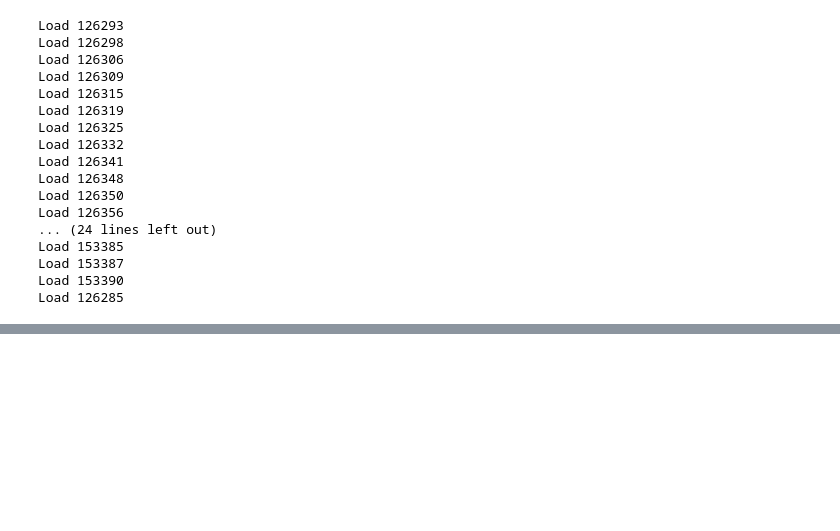
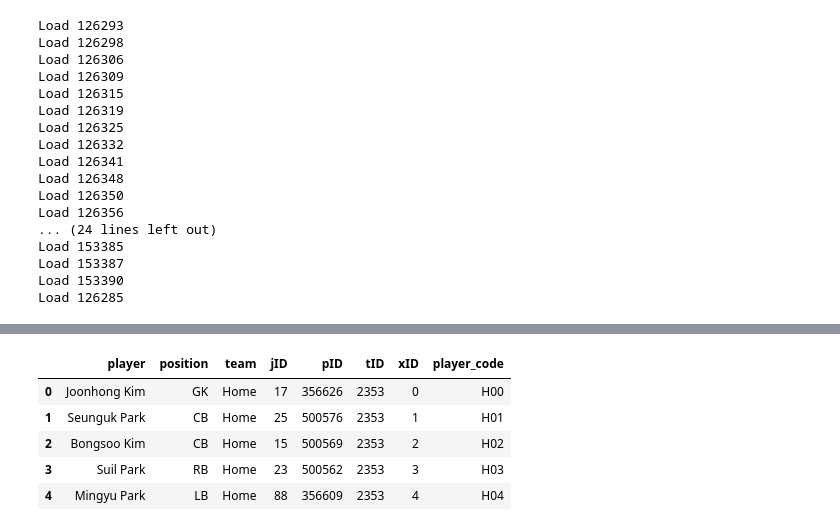
Before and after one commit to leemingo/express-v2, a Jupyter notebook: notebook/5-check-pressing.ipynb, the cells around one changed output, grey strips where cells are left out. Drawn from its saved outputs; the diff is of its cells as text; code cells hidden in the pictures; blank space fills up the shorter version.

```diff
--- a/notebook/5-check-pressing.ipynb
+++ b/notebook/5-check-pressing.ipynb
@@ -89,26 +106,12 @@ teams_dict = {'Home' : home_team, 'Away' : away_team}
 # %%
-# Event data parser
-
-event_df["period_order"] = event_df['period_order'] + 1
-event_df["event_time"] = event_df["event_time"] / 1000
-event_df['event_time'] = (event_df['event_time'] / 0.04).round() * 0.04
-event_df['event_time'] = pd.to_timedelta(event_df['event_time'], unit='s')
-event_df.rename(columns={
-    'period_order' : 'period_id',
-    'event_time' : 'timestamp'},
-    inplace=True)
-
 teams_df = pd.concat([home_team, away_team])
 teams_df.reset_index(drop=True, inplace=True)
 teams_df['player_code'] = teams_df.apply(lambda row : row['team'][0] + str(row['xID']).zfill(2), axis=1)
 teams_df.head()
-
-event_df = event_df.merge(
-    teams_df,
-    how='left',
-    left_on=['player_name', 'player_shirt_number'],
-    right_on=['player', 'jID']
-)
-
-event_df = event_df.drop(['player', 'team', 'jID'], axis=1)
-event_df["pID"] = event_df["pID"].astype(int)
+# %% [output]
+|  | player | position | team | jID | pID | tID | xID | player_code |
+| 0 | Joonhong Kim | GK | Home | 17 | 356626 | 2353 | 0 | H00 |
+| 1 | Seunguk Park | CB | Home | 25 | 500576 | 2353 | 1 | H01 |
+| 2 | Bongsoo Kim | CB | Home | 15 | 500569 | 2353 | 2 | H02 |
+| 3 | Suil Park | RB | Home | 23 | 500562 | 2353 | 3 | H03 |
+| 4 | Mingyu Park | LB | Home | 88 | 356609 | 2353 | 4 | H04 |
```
Also changed, not shown: parts of 23 cells of this notebook, 13 other files.
